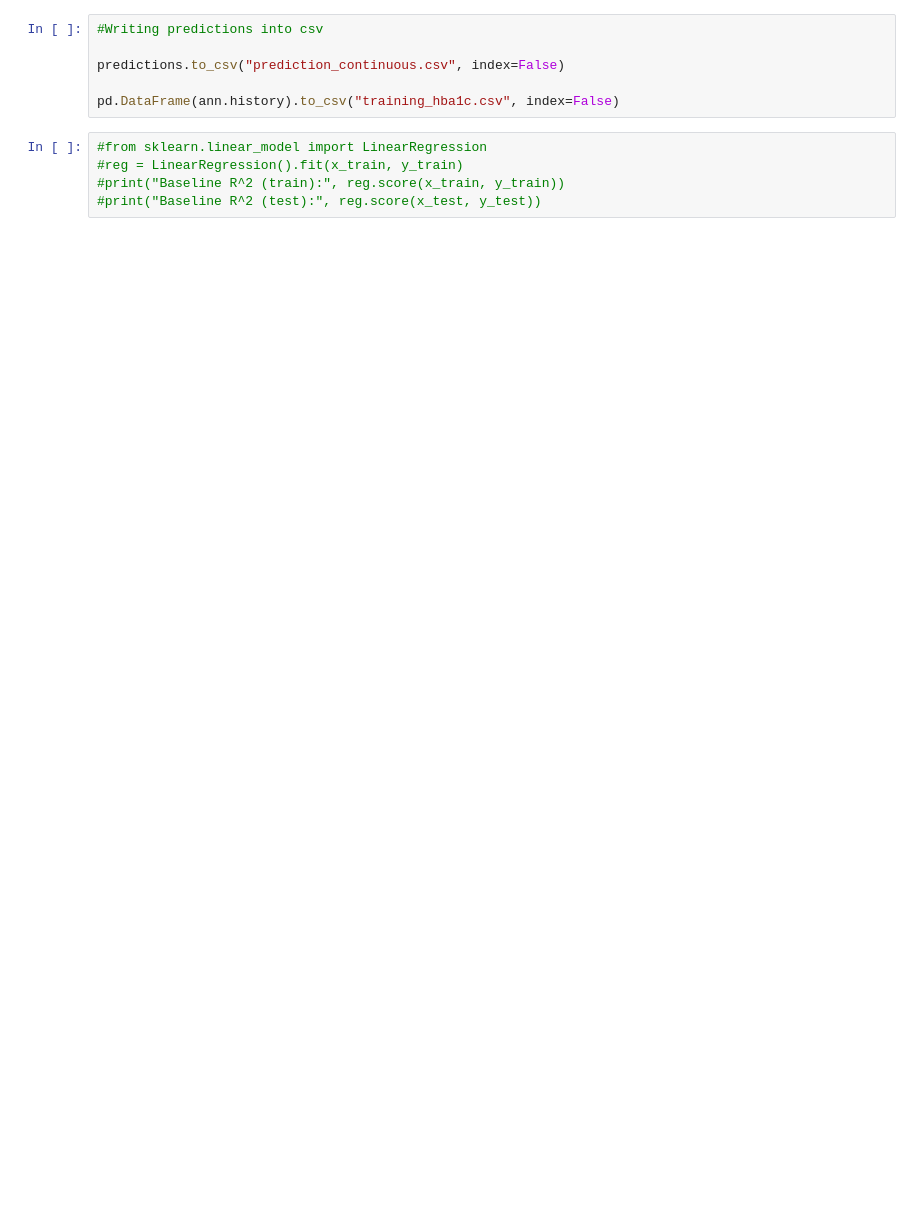
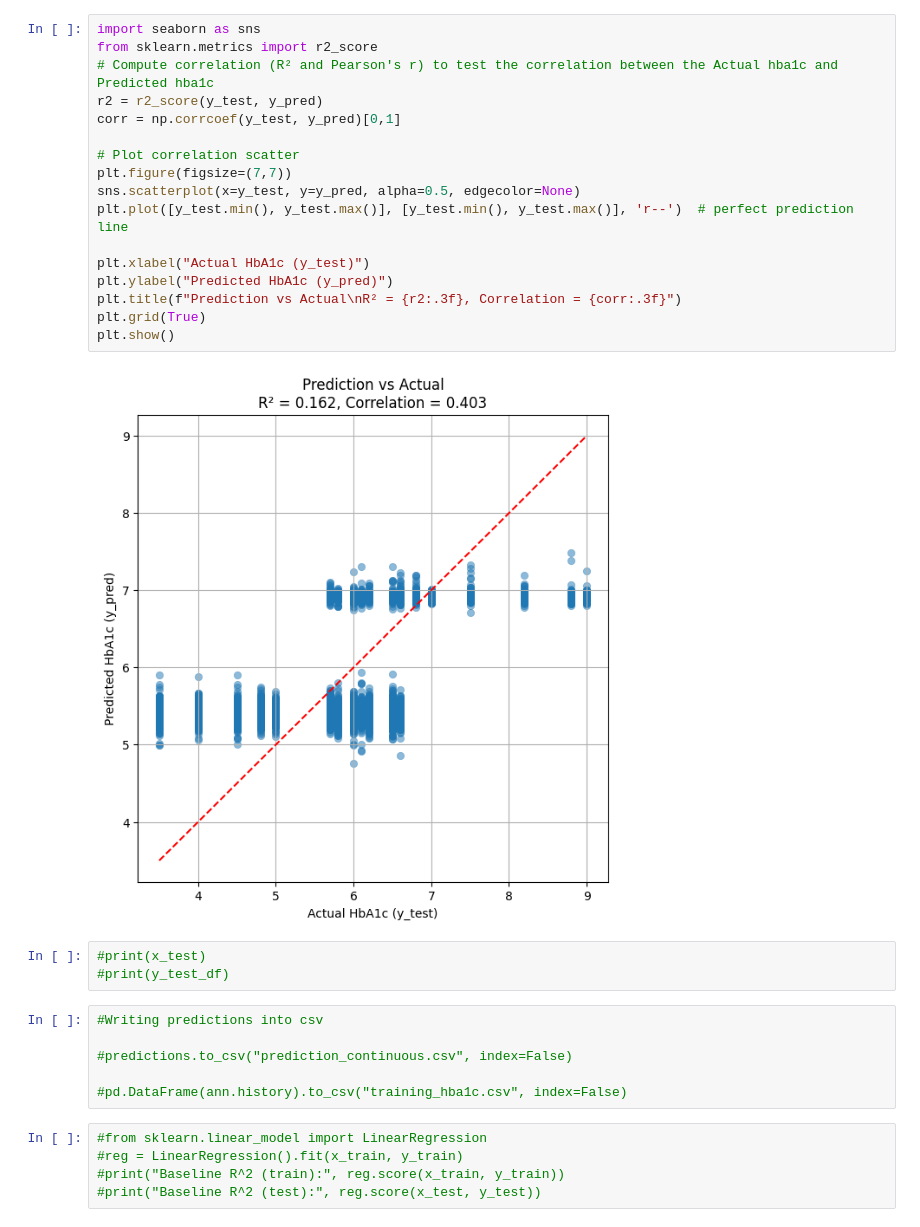
Before and after one commit to raygomez16/data309_datasciencecapstoneproject_diabetesprediction, a Jupyter notebook: 02_ANN_Model_jma538.ipynb, the cells around one changed output. Drawn from its saved outputs; the diff is of its cells as text; blank space fills up the shorter version.

```diff
--- a/02_ANN_Model_jma538.ipynb
+++ b/02_ANN_Model_jma538.ipynb
@@ -204,11 +189,33 @@ print(predictions)
 
 [19223 rows x 2 columns]
+# %%
+import seaborn as sns
+from sklearn.metrics import r2_score
+# Compute correlation (R² and Pearson's r) to test the correlation between the Actual hba1c and Predicted hba1c
+r2 = r2_score(y_test, y_pred)
+corr = np.corrcoef(y_test, y_pred)[0,1]
+
+# Plot correlation scatter
+plt.figure(figsize=(7,7))
+sns.scatterplot(x=y_test, y=y_pred, alpha=0.5, edgecolor=None)
+plt.plot([y_test.min(), y_test.max()], [y_test.min(), y_test.max()], 'r--')  # perfect prediction line
+
+plt.xlabel("Actual HbA1c (y_test)")
+plt.ylabel("Predicted HbA1c (y_pred)")
+plt.title(f"Prediction vs Actual\nR² = {r2:.3f}, Correlation = {corr:.3f}")
+plt.grid(True)
+plt.show()
+# %% [output]
+[figure, added]
+# %%
+#print(x_test)
+#print(y_test_df)
 # %%
 #Writing predictions into csv
 
-predictions.to_csv("prediction_continuous.csv", index=False)
+#predictions.to_csv("prediction_continuous.csv", index=False)
 
-pd.DataFrame(ann.history).to_csv("training_hba1c.csv", index=False)
+#pd.DataFrame(ann.history).to_csv("training_hba1c.csv", index=False)
 # %%
 #from sklearn.linear_model import LinearRegression
 #reg = LinearRegression().fit(x_train, y_train)
```
Also changed, not shown: parts of 6 cells of this notebook.
